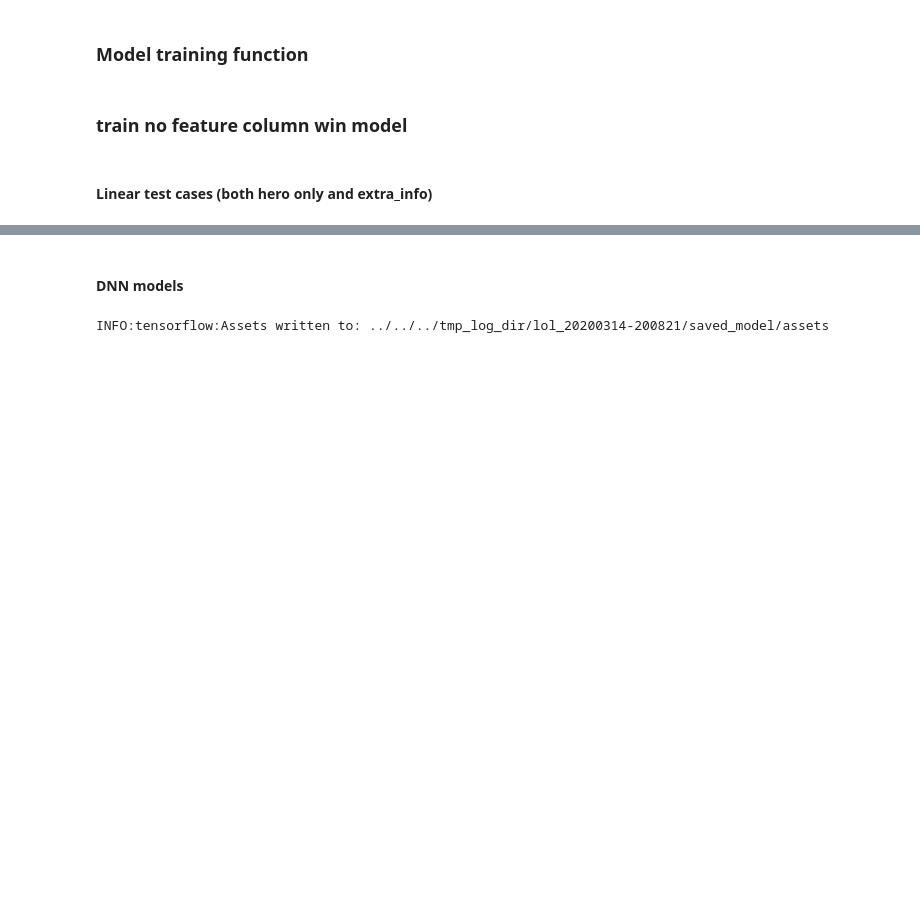
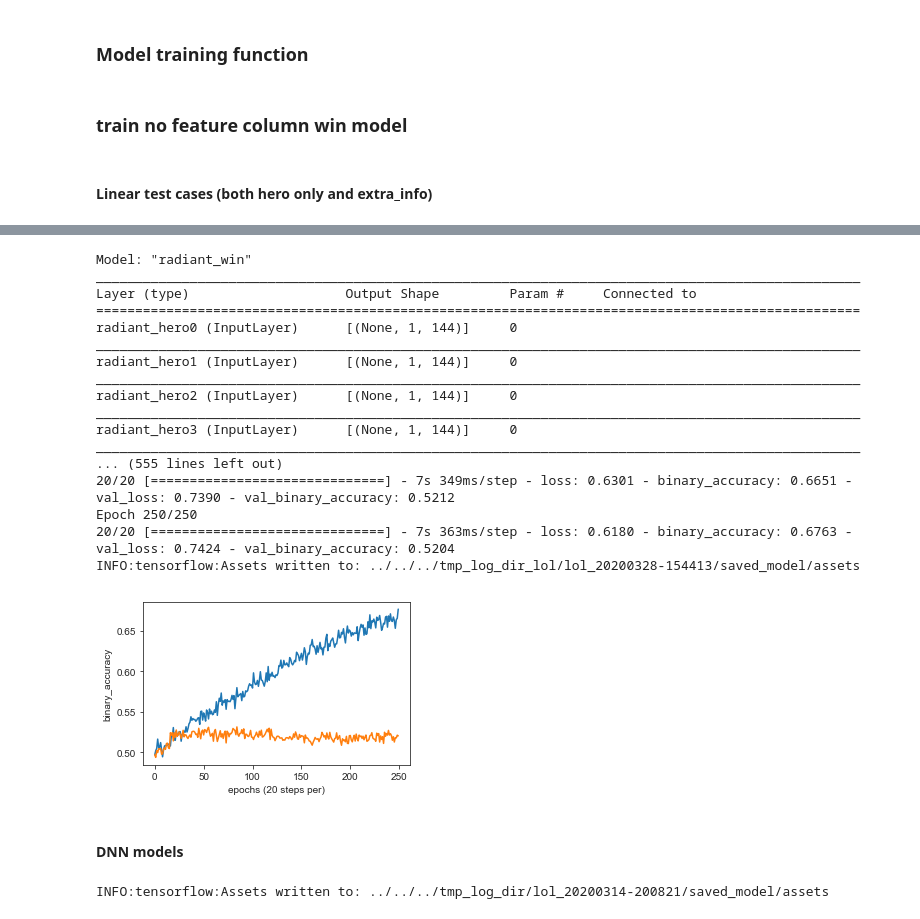
Before and after one commit to JoshEZiegler/MLProjects, a Jupyter notebook: VideoGameDrafting/LeagueOfLegendsProject/LOL_dota2_compat_extra_info_MachineLearning_keras_TF2.ipynb, the cells around one changed output, grey strips where cells are left out. Cells and saved outputs as stored; diff of their text form; code cells hidden in the pictures; blank space fills up the shorter version.

```diff
--- a/VideoGameDrafting/LeagueOfLegendsProject/LOL_dota2_compat_extra_info_MachineLearning_keras_TF2.ipynb
+++ b/VideoGameDrafting/LeagueOfLegendsProject/LOL_dota2_compat_extra_info_MachineLearning_keras_TF2.ipynb
@@ -843,3 +1029,34 @@ INFO:tensorflow:Assets written to: ../../../tmp_log_dir/lol_20200314-165446/save
+# %%
+optimizer = tf.keras.optimizers.Adam(learning_rate=0.0005,amsgrad=True)
+history = train_model(
+            optimizer,
+            model_type='dnn_hero_only_ordermatters',
+            vocab_len=len(champ_vocab),
+            batch_size=500,
+            epochs=250,
+            hidden_units_out=[32,16,8,8,4,2],
+            training_path=training_file_novocab,
+            validation_path=validation_file_novocab,
+            compression_type='GZIP')
+# %% [output]
+Model: "radiant_win"
+__________________________________________________________________________________________________
+Layer (type)                    Output Shape         Param #     Connected to
+==================================================================================================
+radiant_hero0 (InputLayer)      [(None, 1, 144)]     0
+__________________________________________________________________________________________________
+radiant_hero1 (InputLayer)      [(None, 1, 144)]     0
+__________________________________________________________________________________________________
+radiant_hero2 (InputLayer)      [(None, 1, 144)]     0
+__________________________________________________________________________________________________
+radiant_hero3 (InputLayer)      [(None, 1, 144)]     0
+__________________________________________________________________________________________________
+... (555 lines left out)
+20/20 [==============================] - 7s 349ms/step - loss: 0.6301 - binary_accuracy: 0.6651 - val_loss: 0.7390 - val_binary_accuracy: 0.5212
+Epoch 250/250
+20/20 [==============================] - 7s 363ms/step - loss: 0.6180 - binary_accuracy: 0.6763 - val_loss: 0.7424 - val_binary_accuracy: 0.5204
+INFO:tensorflow:Assets written to: ../../../tmp_log_dir_lol/lol_20200328-154413/saved_model/assets
+[figure, added]
 # %% [markdown]
 #### DNN models
 # %%
```
Also changed, not shown: parts of 11 cells of this notebook.
